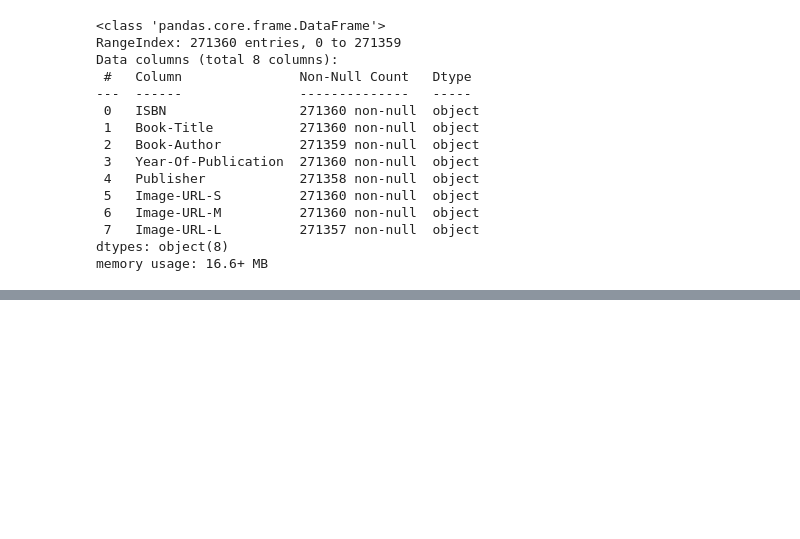
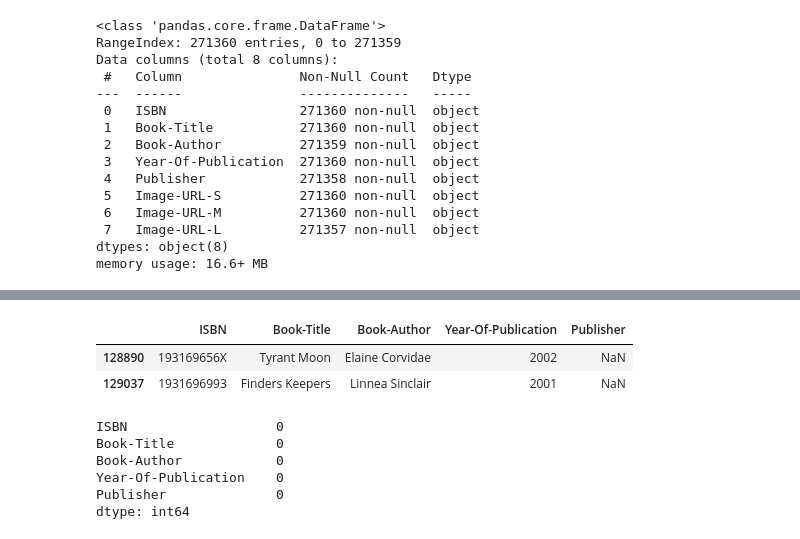
Before and after one commit to Akramkhan01/-Book-Recommendation-System, a Jupyter notebook: Book_Recommendation_System.ipynb, the cells around one changed output, grey strips where cells are left out. Saved outputs shown, nothing was run; the diff lists cells and outputs as text; code cells hidden in the pictures; blank space fills up the shorter version.

```diff
--- a/Book_Recommendation_System.ipynb
+++ b/Book_Recommendation_System.ipynb
@@ -110,0 +136,7 @@ dtype: int64
+# %%
+# finding the null values in publisher
+books[books['Publisher'].isnull()]
+# %% [output]
+|  | ISBN | Book-Title | Book-Author | Year-Of-Publication | Publisher |
+| 128890 | 193169656X | Tyrant Moon | Elaine Corvidae | 2002 | NaN |
+| 129037 | 1931696993 | Finders Keepers | Linnea Sinclair | 2001 | NaN |
@@ -110,0 +147,10 @@ dtype: int64
+# %%
+# Checking for null values
+books.isnull().sum()
+# %% [output]
+ISBN                   0
+Book-Title             0
+Book-Author            0
+Year-Of-Publication    0
+Publisher              0
+dtype: int64
```
Also changed, not shown: parts of 25 cells of this notebook.
